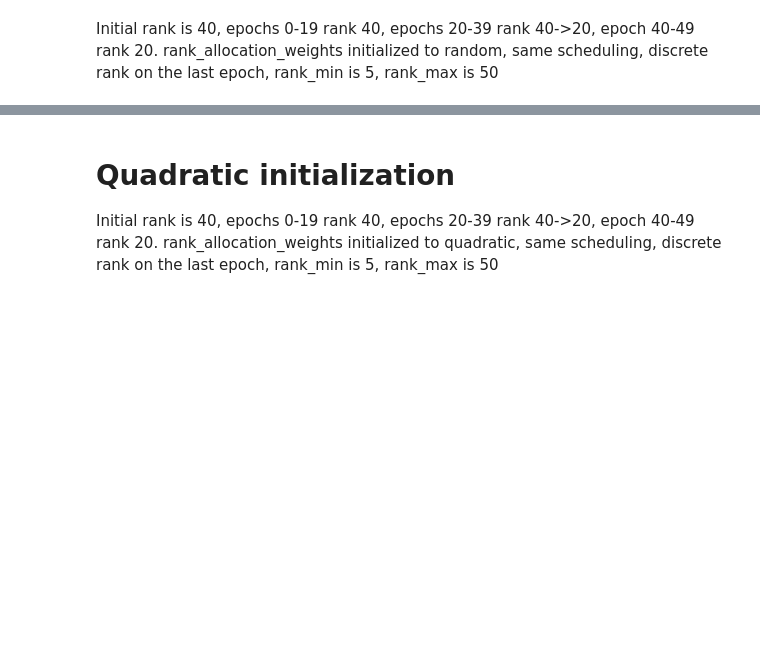
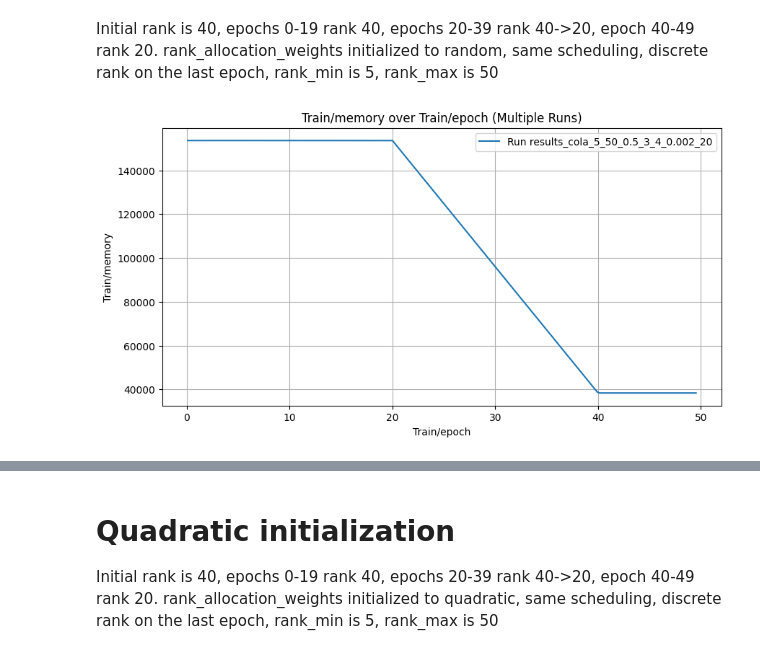
Before and after one commit to mallahova/loraxs, a Jupyter notebook: tasks/adaptive_rank_allocation/initial_bigger_memory/report.ipynb, the cells around one changed output, grey strips where cells are left out. Drawn from its saved outputs; the diff is of its cells as text; code cells hidden in the pictures; blank space fills up the shorter version.

```diff
--- a/tasks/adaptive_rank_allocation/initial_bigger_memory/report.ipynb
+++ b/tasks/adaptive_rank_allocation/initial_bigger_memory/report.ipynb
@@ -343,6 +408,18 @@ display_project_stats(project=project, entity=entity, starts_with="results_cola_
 # %% [markdown]
 Initial rank is 40, epochs 0-19 rank 40, epochs 20-39 rank 40->20, epoch 40-49 rank 20.
 rank_allocation_weights initialized to random, same scheduling, discrete rank on the last epoch, rank_min is 5, rank_max is 50
+# %%
+fetch_and_plot_wandb_runs(
+    entity="mallahova",
+    project="adalora_rank_start_40_rank_20_random",
+    metric="train/memory",
+    x_axis="train/epoch",
+    interactive=False,
+    starts_with="results_cola_5_50",
+    num_runs=1
+)
+# %% [output]
+[figure, added]
 # %%
 project = "adalora_rank_start_40_rank_20_random"
 entity = "mallahova"
```
Also changed, not shown: parts of 13 cells of this notebook, 11 other files.
